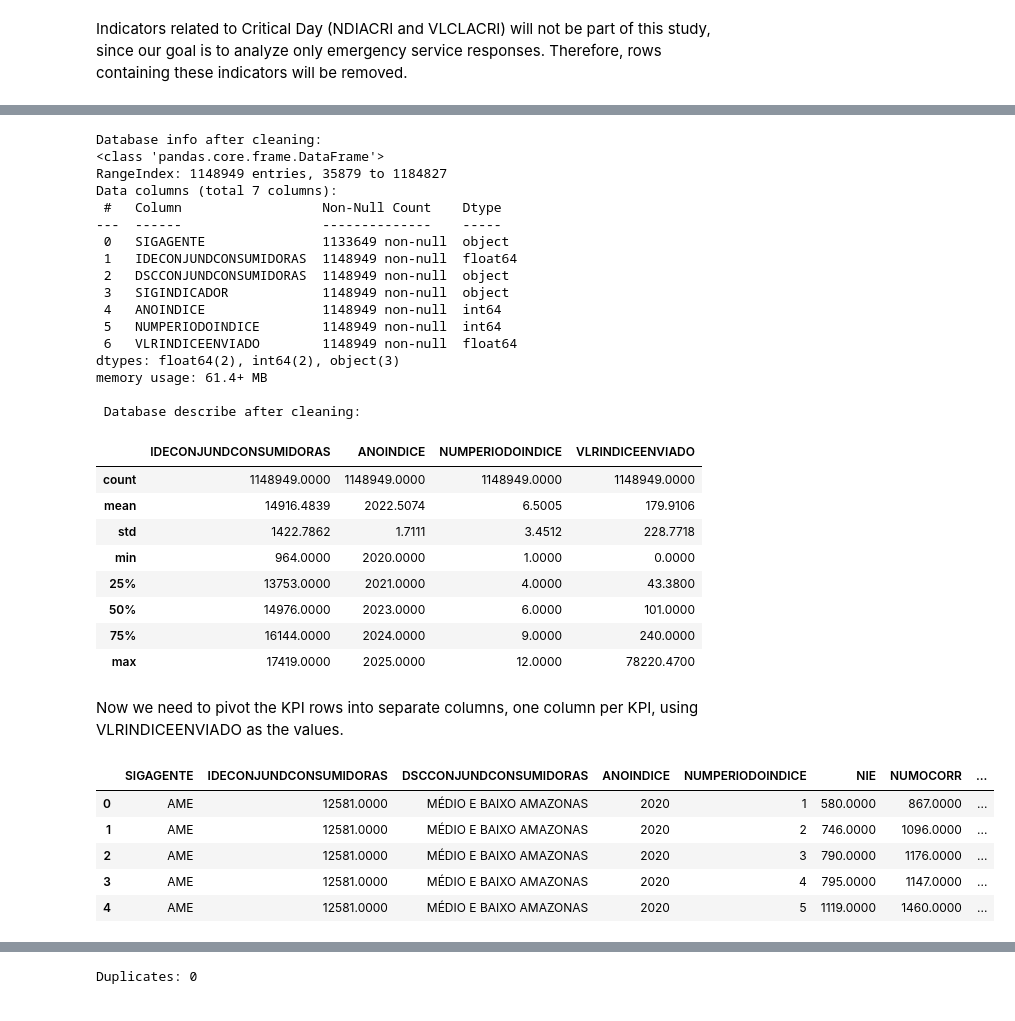
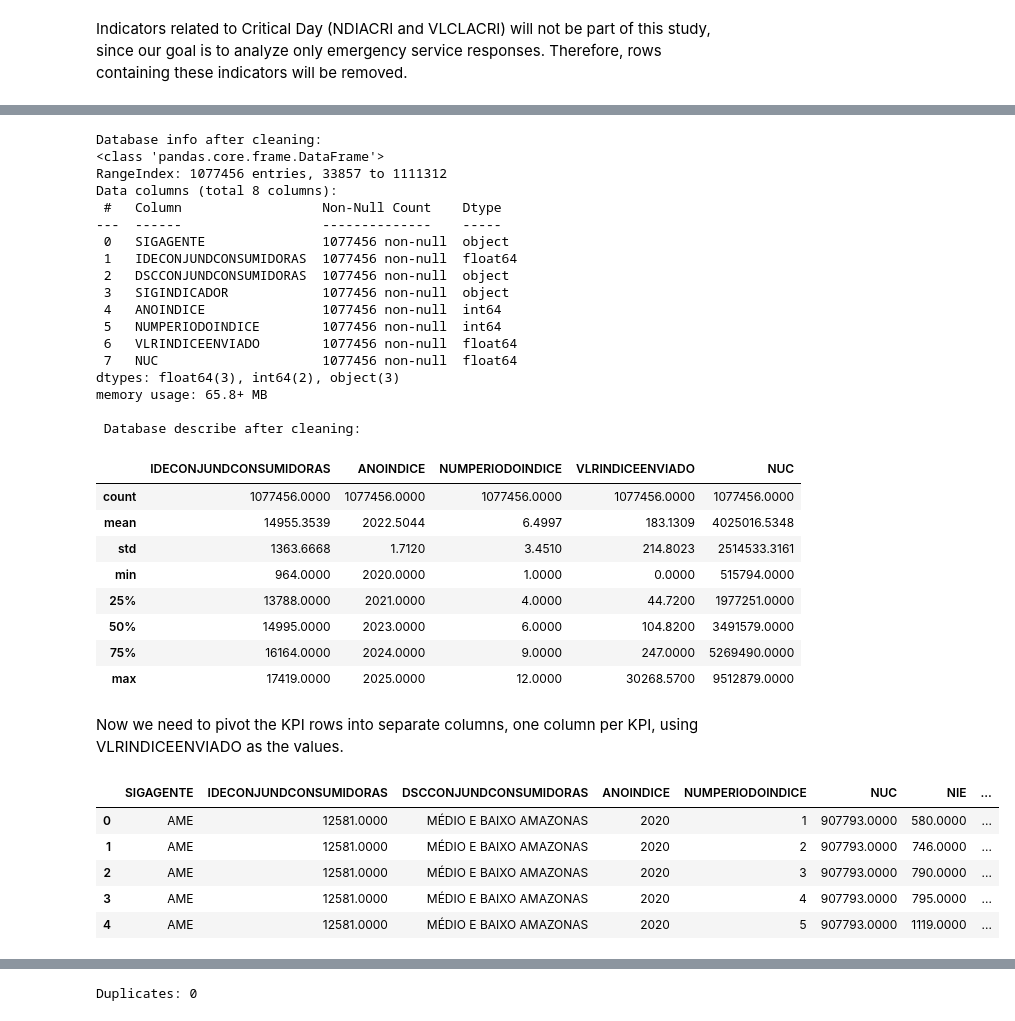
Before and after one commit to isabellacalfa/tmae-analysis, a Jupyter notebook: notebook-analysis.ipynb, the cells around one changed output, grey strips where cells are left out. Saved outputs shown, nothing was run; the diff lists cells and outputs as text; code cells hidden in the pictures.

```diff
--- a/notebook-analysis.ipynb
+++ b/notebook-analysis.ipynb
@@ -122,0 +176,6 @@ Lines collected: 9736
+# %%
+# Helper database:
+dfCustomers = get_data_csv('https://dadosabertos.aneel.gov.br/dataset/d5f0712e-62f6-4736-8dff-9991f10758a7/resource/4493985c-baea-429c-9df5-3030422c71d7/download/indicadores-continuidade-coletivos-2020-2029.csv')
+dfCustomers.columns = dfCustomers.columns.str.upper()
+dfCustomers['SIGAGENTE'] = dfCustomers['SIGAGENTE'].str.strip()
+dfCustomers.head()
@@ -122,0 +223,10 @@ Lines collected: 9736
+# %%
+# Adjusting the helper database:
+dfInt = dfCustomers[['SIGAGENTE','IDECONJUNDCONSUMIDORAS','SIGINDICADOR','ANOINDICE','NUMPERIODOINDICE','VLRINDICEENVIADO']]
+dfInt = pd.merge(dfInt, dfKPIs, how='left', on='SIGINDICADOR')
+dfInt = dfInt[(dfInt['ANOINDICE'] == 2025) & (dfInt['NUMPERIODOINDICE'] == 12) & (dfInt['SIGINDICADOR'] == 'NumCon')][['SIGAGENTE','VLRINDICEENVIADO']].groupby(by='SIGAGENTE').sum().reset_index()
+
+# Filtering the helper database for companies of interest:
+dfInt = dfInt[dfInt['VLRINDICEENVIADO'] > 400000]
+dfInt = dfInt.rename(columns={'VLRINDICEENVIADO': 'NUC'})
+dfInt.head()
@@ -122,0 +240,4 @@ Lines collected: 9736
+# %%
+# Merging the helper database with the principal database and checking the result:
+df = pd.merge(df, dfInt, how='inner', on = 'SIGAGENTE')
+df.head()
@@ -255,67 +385,69 @@ dfMod.describe()
 # %% [output]
 Database info after cleaning:
 <class 'pandas.core.frame.DataFrame'>
-RangeIndex: 1148949 entries, 35879 to 1184827
-Data columns (total 7 columns):
+RangeIndex: 1077456 entries, 33857 to 1111312
+Data columns (total 8 columns):
  #   Column                  Non-Null Count    Dtype
 ---  ------                  --------------    -----
- 0   SIGAGENTE               1133649 non-null  object
- 1   IDECONJUNDCONSUMIDORAS  1148949 non-null  float64
- 2   DSCCONJUNDCONSUMIDORAS  1148949 non-null  object
- 3   SIGINDICADOR            1148949 non-null  object
- 4   ANOINDICE               1148949 non-null  int64
- 5   NUMPERIODOINDICE        1148949 non-null  int64
- 6   VLRINDICEENVIADO        1148949 non-null  float64
-dtypes: float64(2), int64(2), object(3)
-memory usage: 61.4+ MB
+ 0   SIGAGENTE               1077456 non-null  object
+ 1   IDECONJUNDCONSUMIDORAS  1077456 non-null  float64
+ 2   DSCCONJUNDCONSUMIDORAS  1077456 non-null  object
+ 3   SIGINDICADOR            1077456 non-null  object
+ 4   ANOINDICE               1077456 non-null  int64
+ 5   NUMPERIODOINDICE        1077456 non-null  int64
+ 6   VLRINDICEENVIADO        1077456 non-null  float64
+ 7   NUC                     1077456 non-null  float64
+dtypes: float64(3), int64(2), object(3)
+memory usage: 65.8+ MB
 
  Database describe after cleaning:
-|  | IDECONJUNDCONSUMIDORAS | ANOINDICE | NUMPERIODOINDICE | VLRINDICEENVIADO |
-| count | 1148949.0000 | 1148949.0000 | 1148949.0000 | 1148949.0000 |
-| mean | 14916.4839 | 2022.5074 | 6.5005 | 179.9106 |
-| std | 1422.7862 | 1.7111 | 3.4512 | 228.7718 |
-| min | 964.0000 | 2020.0000 | 1.0000 | 0.0000 |
-| 25% | 13753.0000 | 2021.0000 | 4.0000 | 43.3800 |
-| 50% | 14976.0000 | 2023.0000 | 6.0000 | 101.0000 |
-| 75% | 16144.0000 | 2024.0000 | 9.0000 | 240.0000 |
-| max | 17419.0000 | 2025.0000 | 12.0000 | 78220.4700 |
+|  | IDECONJUNDCONSUMIDORAS | ANOINDICE | NUMPERIODOINDICE | VLRINDICEENVIADO | NUC |
+| count | 1077456.0000 | 1077456.0000 | 1077456.0000 | 1077456.0000 | 1077456.0000 |
+| mean | 14955.3539 | 2022.5044 | 6.4997 | 183.1309 | 4025016.5348 |
+| std | 1363.6668 | 1.7120 | 3.4510 | 214.8023 | 2514533.3161 |
+| min | 964.0000 | 2020.0000 | 1.0000 | 0.0000 | 515794.0000 |
+| 25% | 13788.0000 | 2021.0000 | 4.0000 | 44.7200 | 1977251.0000 |
+| 50% | 14995.0000 | 2023.0000 | 6.0000 | 104.8200 | 3491579.0000 |
+| 75% | 16164.0000 | 2024.0000 | 9.0000 | 247.0000 | 5269490.0000 |
+| max | 17419.0000 | 2025.0000 | 12.0000 | 30268.5700 | 9512879.0000 |
 # %% [markdown]
 Now we need to pivot the KPI rows into separate columns, one column per KPI, using VLRINDICEENVIADO as the values.
 # %%
 # Indexes columns for pivot:
 idx_cols = [
     'SIGAGENTE',
     'IDECONJUNDCONSUMIDORAS',
     'DSCCONJUNDCONSUMIDORAS',
     'ANOINDICE',
     'NUMPERIODOINDICE',
+    'NUC'
 ]
 
 # Pivot table:
 newDf = (
     dfMod.pivot_table(
         index=idx_cols,
         columns='SIGINDICADOR',
         values='VLRINDICEENVIADO'
     )
     .reset_index()
 )
 
 # Padronize column names:
 newDf.columns.name = None
 newDf.columns = newDf.columns.str.upper()
 
 # Create a column with TMAE:
 newDf['TMAE'] = newDf['TMP'] + newDf['TMD'] + newDf['TME']
 
 newDf.head()
 # %% [output]
-|  | SIGAGENTE | IDECONJUNDCONSUMIDORAS | DSCCONJUNDCONSUMIDORAS | ANOINDICE | NUMPERIODOINDICE | NIE | NUMOCORR | ... |
-| 0 | AME | 12581.0000 | MÉDIO E BAIXO AMAZONAS | 2020 | 1 | 580.0000 | 867.0000 | ... |
-| 1 | AME | 12581.0000 | MÉDIO E BAIXO AMAZONAS | 2020 | 2 | 746.0000 | 1096.0000 | ... |
-| 2 | AME | 12581.0000 | MÉDIO E BAIXO AMAZONAS | 2020 | 3 | 790.0000 | 1176.0000 | ... |
-| 3 | AME | 12581.0000 | MÉDIO E BAIXO AMAZONAS | 2020 | 4 | 795.0000 | 1147.0000 | ... |
-| 4 | AME | 12581.0000 | MÉDIO E BAIXO AMAZONAS | 2020 | 5 | 1119.0000 | 1460.0000 | ... |
+|  | SIGAGENTE | IDECONJUNDCONSUMIDORAS | DSCCONJUNDCONSUMIDORAS | ANOINDICE | NUMPERIODOINDICE | NUC | NIE | ... |
+| 0 | AME | 12581.0000 | MÉDIO E BAIXO AMAZONAS | 2020 | 1 | 907793.0000 | 580.0000 | ... |
+| 1 | AME | 12581.0000 | MÉDIO E BAIXO AMAZONAS | 2020 | 2 | 907793.0000 | 746.0000 | ... |
+| 2 | AME | 12581.0000 | MÉDIO E BAIXO AMAZONAS | 2020 | 3 | 907793.0000 | 790.0000 | ... |
+| 3 | AME | 12581.0000 | MÉDIO E BAIXO AMAZONAS | 2020 | 4 | 907793.0000 | 795.0000 | ... |
+| 4 | AME | 12581.0000 | MÉDIO E BAIXO AMAZONAS | 2020 | 5 | 907793.0000 | 1119.0000 | ... |
 # %%
 print('Database info after pivoting:')
 newDf.info()
```
Also changed, not shown: parts of 31 cells of this notebook, 8 other files.
